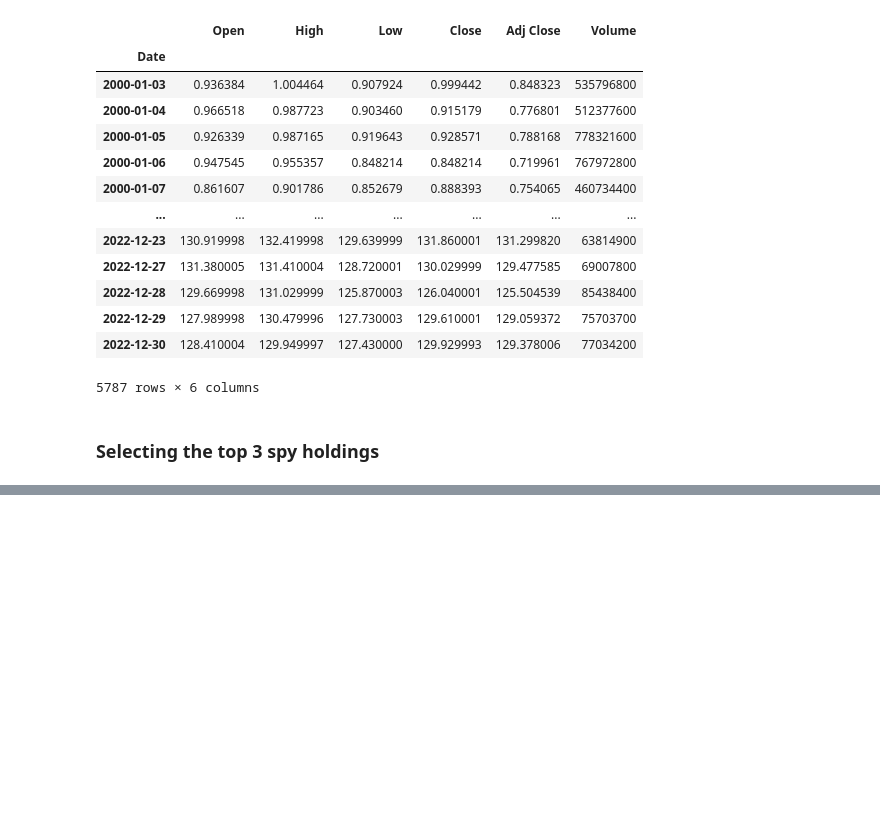
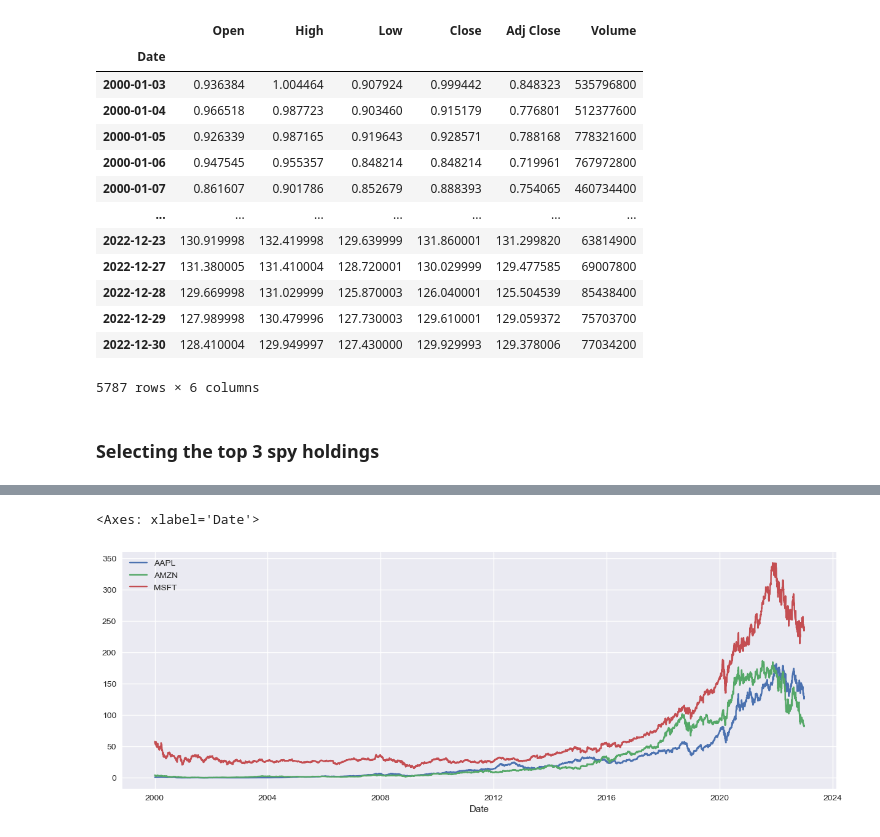
Before and after one commit to a-alejo/SP500-Stock-Analysis, a Jupyter notebook: SP500-Stock-Analysis.ipynb, the cells around one changed output, grey strips where cells are left out. Drawn from its saved outputs; the diff is of its cells as text; code cells hidden in the pictures; blank space fills up the shorter version.

Commit message:
Charting and data cleaning

```diff
--- a/SP500-Stock-Analysis.ipynb
+++ b/SP500-Stock-Analysis.ipynb
@@ -48,0 +132,3 @@ stocks
+# %%
+close = stocks['Close']
+close
@@ -48,0 +150,13 @@ stocks
+# %%
+# Load visualization libraries
+import seaborn as sns
+import matplotlib.pyplot as plt
+
+# Set the width and height of the figure
+plt.figure(figsize=(15,5))
+
+#Create a line plot
+sns.lineplot(data=close, dashes=False)
+# %% [output]
+<Axes: xlabel='Date'>
+[figure, added]
```
Also changed, not shown: parts of 9 cells of this notebook.
